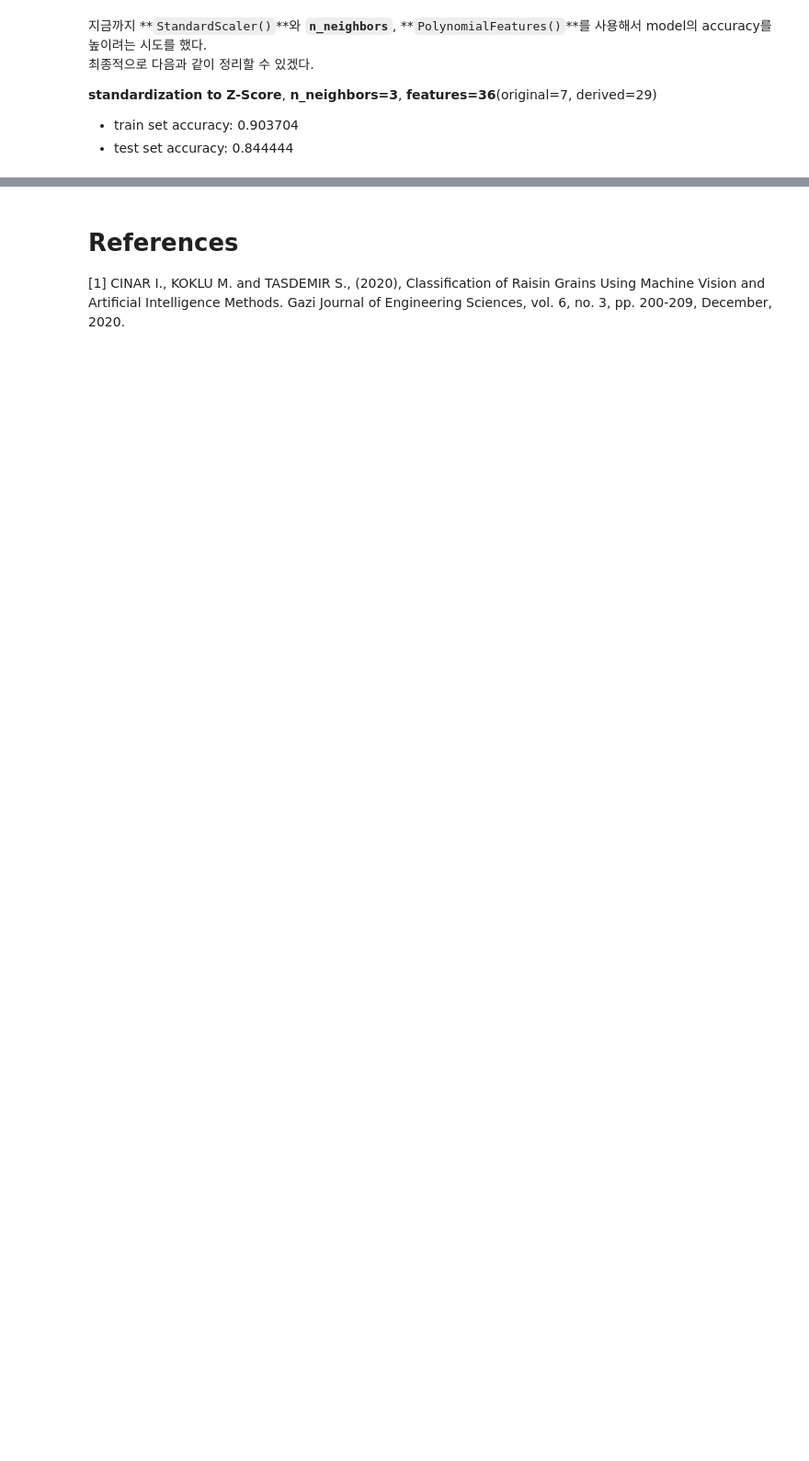
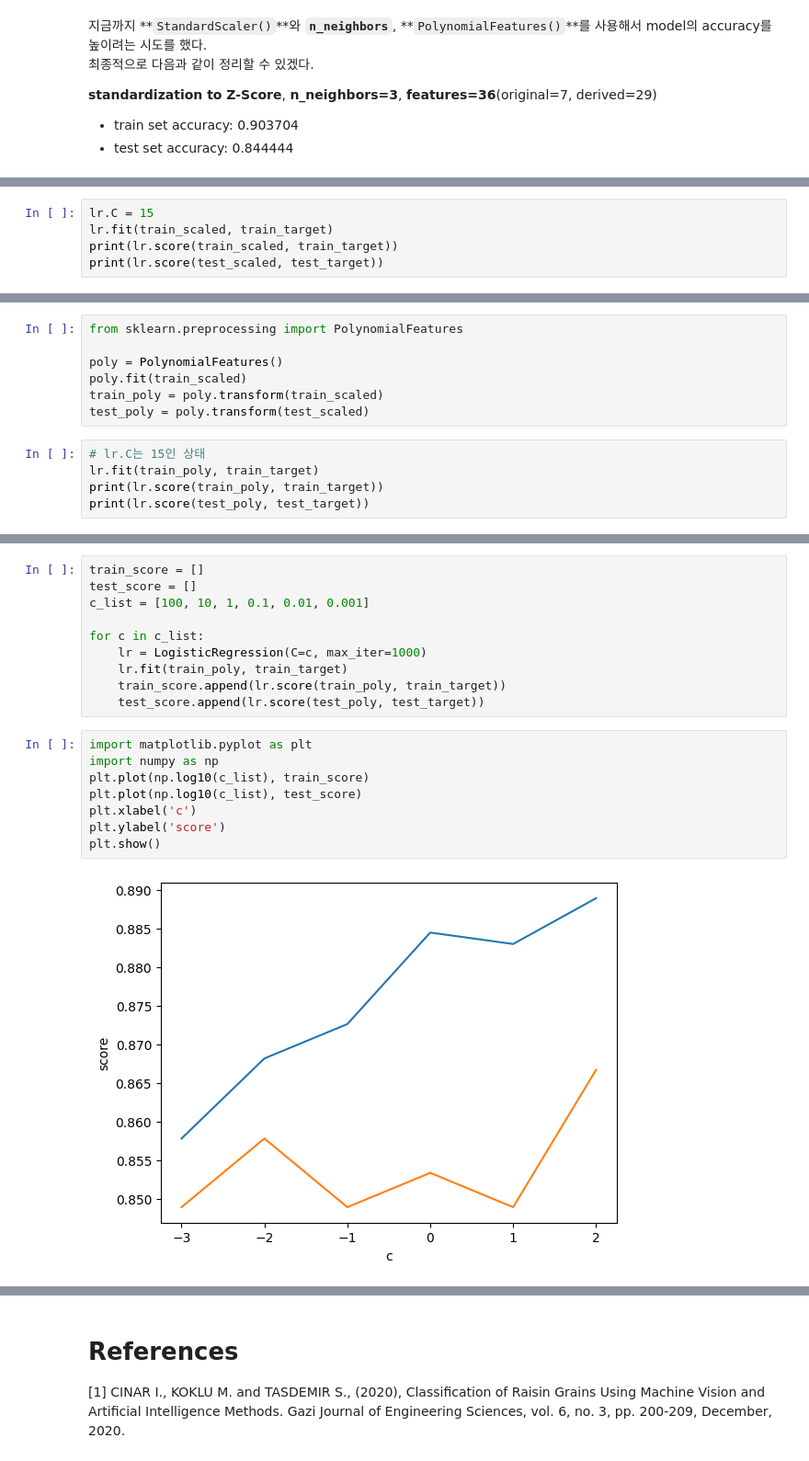
Before and after one commit to HyoYoonNam/Gachon-AISTUDY, a Jupyter notebook: UCI_raisin_Classifications.ipynb, the cells around one changed output, grey strips where cells are left out. Shown at 92% size. Cells and saved outputs as stored; diff of their text form; blank space fills up the shorter version.

```diff
--- a/UCI_raisin_Classifications.ipynb
+++ b/UCI_raisin_Classifications.ipynb
@@ -293,0 +357,5 @@ test  set score: 0.822222
+# %%
+lr.C = 15
+lr.fit(train_scaled, train_target)
+print(lr.score(train_scaled, train_target))
+print(lr.score(test_scaled, test_target))
@@ -293,0 +368,12 @@ test  set score: 0.822222
+# %%
+from sklearn.preprocessing import PolynomialFeatures
+
+poly = PolynomialFeatures()
+poly.fit(train_scaled)
+train_poly = poly.transform(train_scaled)
+test_poly = poly.transform(test_scaled)
+# %%
+# lr.C는 15인 상태
+lr.fit(train_poly, train_target)
+print(lr.score(train_poly, train_target))
+print(lr.score(test_poly, test_target))
@@ -293,0 +397,20 @@ test  set score: 0.822222
+# %%
+train_score = []
+test_score = []
+c_list = [100, 10, 1, 0.1, 0.01, 0.001]
+
+for c in c_list:
+    lr = LogisticRegression(C=c, max_iter=1000)
+    lr.fit(train_poly, train_target)
+    train_score.append(lr.score(train_poly, train_target))
+    test_score.append(lr.score(test_poly, test_target))
+# %%
+import matplotlib.pyplot as plt
+import numpy as np
+plt.plot(np.log10(c_list), train_score)
+plt.plot(np.log10(c_list), test_score)
+plt.xlabel('c')
+plt.ylabel('score')
+plt.show()
+# %% [output]
+[figure, added]
```
Also changed, not shown: parts of 26 cells of this notebook.
